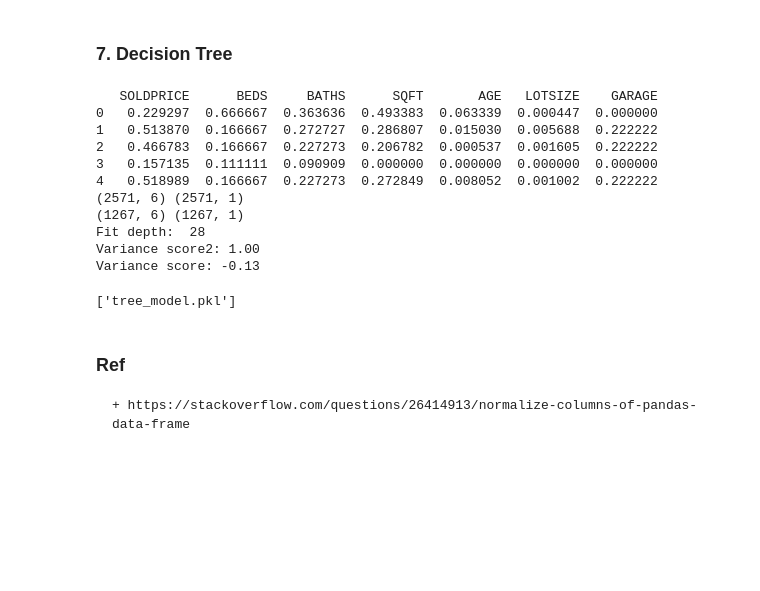
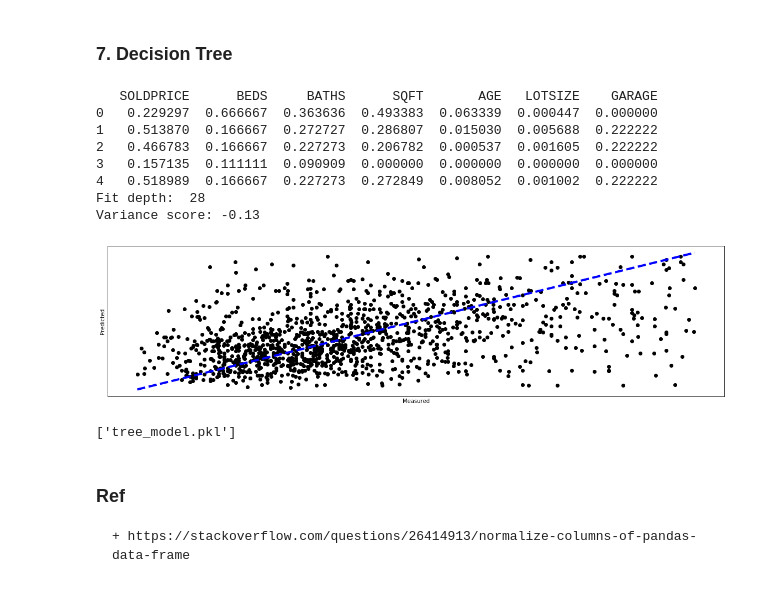
Before and after one commit to guezandy/s14alab2, a Jupyter notebook: notebooks/lab2_pricing_houses.ipynb, the cells around one changed output. Drawn from its saved outputs; the diff is of its cells as text; code cells hidden in the pictures; blank space fills up the shorter version.

```diff
--- a/notebooks/lab2_pricing_houses.ipynb
+++ b/notebooks/lab2_pricing_houses.ipynb
@@ -393,58 +393,49 @@ label_data = filter_data[label]
 features_data = filter_data[features]
 
 X_train, X_test, y_train, y_test = train_test_split(features_data, label_data, test_size=0.33, random_state=42)
-print(X_train.shape, y_train.shape)
-print(X_test.shape, y_test.shape)
 
 # Create regressor
 regressor = DecisionTreeRegressor(random_state=0)
 
 # Fit
 regressor.fit(X_train, y_train)
 print('Fit depth: ', regressor.get_depth())
 
 # Predictions
 y_pred = regressor.predict(X_test)
-# print(y_pred)
-# print(y_test)
-# print(X_test)
 
 # Score
-print('Variance score2: %.2f' % regressor.score(X_train, y_train))
+# print('Variance score2: %.2f' % regressor.score(X_train, y_train))
 print('Variance score: %.2f' % r2_score(y_test, y_pred))
 
-# r2_score(y_test, label_pred)
+# Plot outputs (matplotlab - above)
+plt.figure(figsize=(20, 5))
+plt.scatter(y_test, y_pred, color='black')
+plt.plot([y_test.min(), y_test.max()], [y_test.min(), y_test.max()], 'k--', lw=4, color='blue')
 
-# Plot outputs (matplotlab - above)
-# plt.figure(figsize=(20, 5))
-# plt.scatter(y_test, label_pred, color='black')
-# plt.plot([y_test.min(), y_test.max()], [y_test.min(), y_test.max()], 'k--', lw=4, color='blue')
+plt.ylabel('Predicted')
+plt.xlabel('Measured')
 
-# plt.ylabel('Predicted')
-# plt.xlabel('Measured')
+plt.xticks(())
+plt.yticks(())
 
-# plt.xticks(())
-# plt.yticks(())
-
-# plt.show()
+plt.show()
 
 # Download model as pkl file
 import pickle
 # save the model to disk
 filename = 'tree_model.pkl'
 joblib.dump(regressor, filename)
 # %% [output]
    SOLDPRICE      BEDS     BATHS      SQFT       AGE   LOTSIZE    GARAGE
 0   0.229297  0.666667  0.363636  0.493383  0.063339  0.000447  0.000000
 1   0.513870  0.166667  0.272727  0.286807  0.015030  0.005688  0.222222
 2   0.466783  0.166667  0.227273  0.206782  0.000537  0.001605  0.222222
 3   0.157135  0.111111  0.090909  0.000000  0.000000  0.000000  0.000000
 4   0.518989  0.166667  0.227273  0.272849  0.008052  0.001002  0.222222
-(2571, 6) (2571, 1)
-(1267, 6) (1267, 1)
 Fit depth:  28
-Variance score2: 1.00
 Variance score: -0.13
+[figure, added]
 ['tree_model.pkl']
 # %% [markdown]
 ### Ref
```
Also changed, not shown: parts of 2 cells of this notebook, 1 other file.
